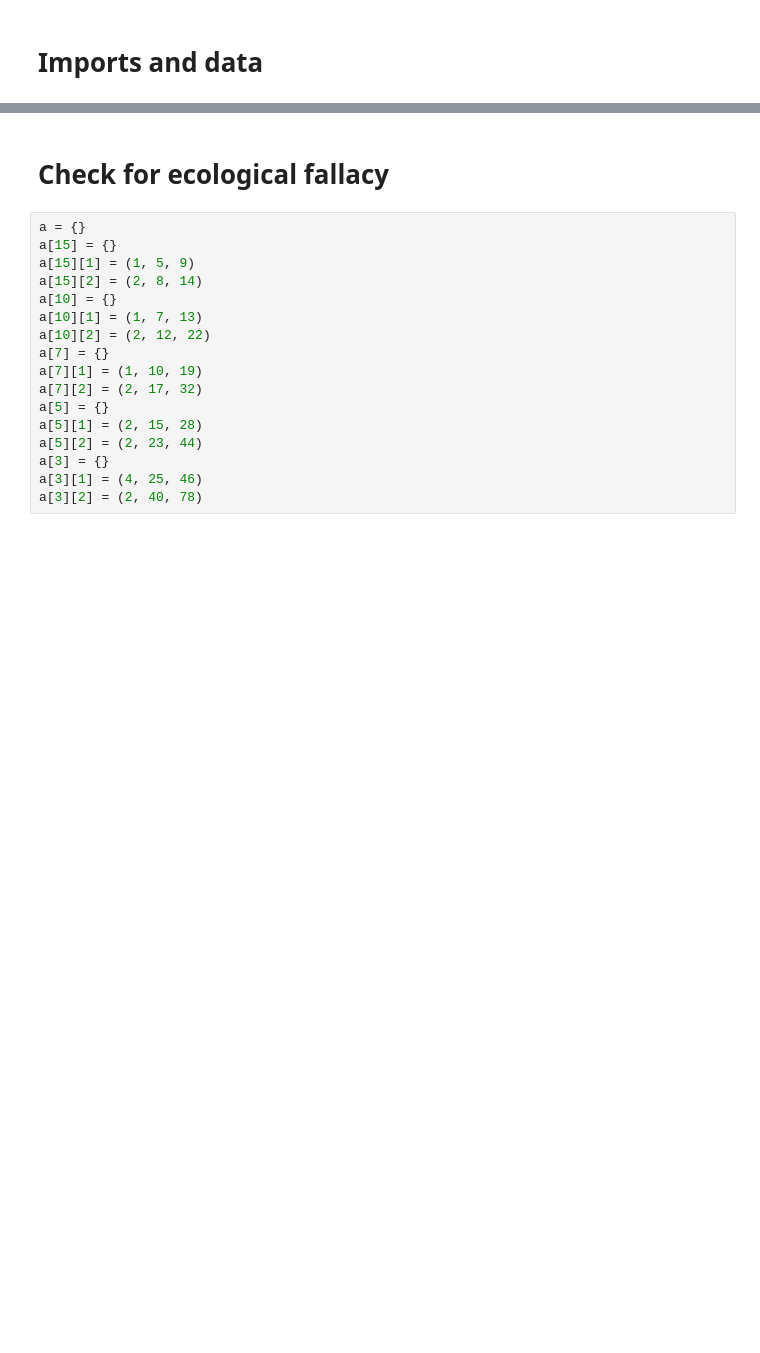
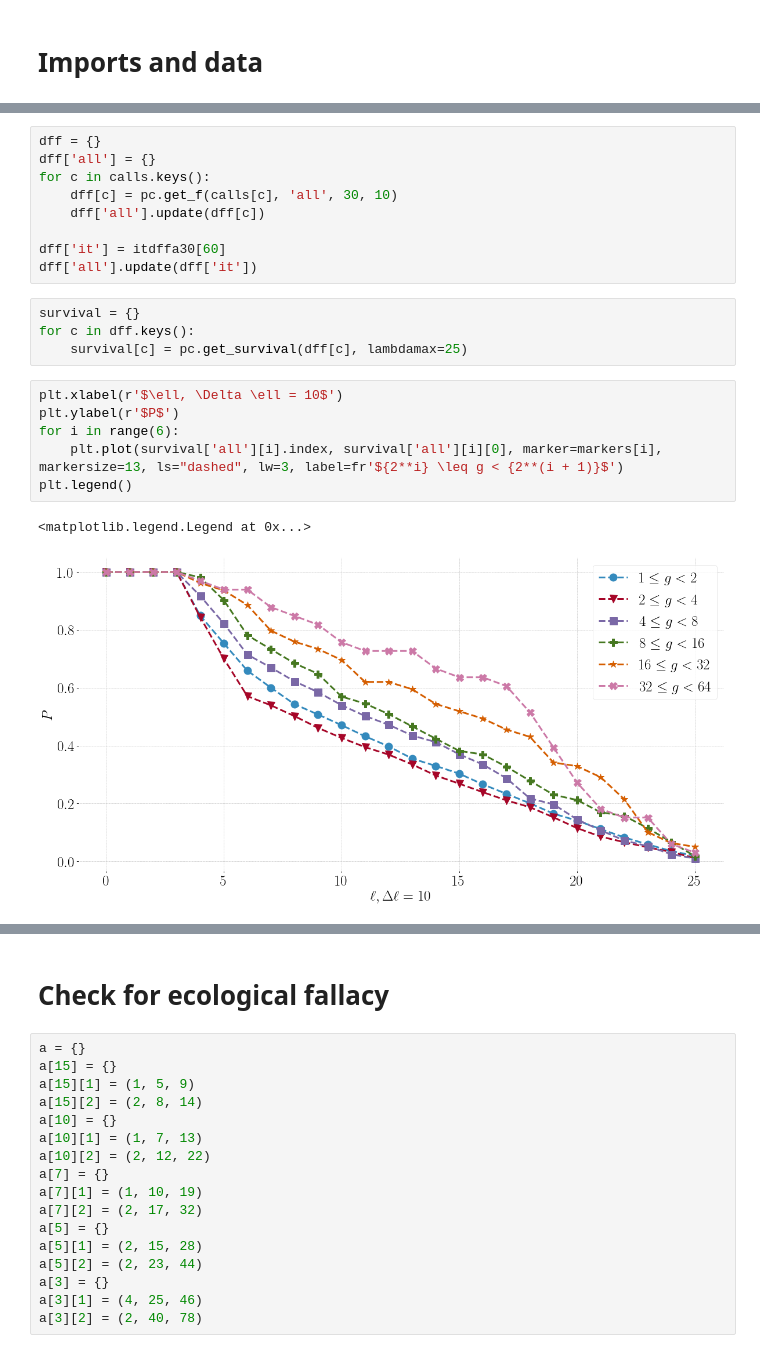
Before and after one commit to nitnelav27/comm_patterns, a Jupyter notebook: 202111.ipynb, the cells around one changed output, grey strips where cells are left out. Cells and saved outputs as stored; diff of their text form; blank space fills up the shorter version.

```diff
--- a/202111.ipynb
+++ b/202111.ipynb
@@ -49,0 +159,22 @@ The autoreload extension is already loaded. To reload it, use:
+# %%
+dff = {}
+dff['all'] = {}
+for c in calls.keys():
+    dff[c] = pc.get_f(calls[c], 'all', 30, 10)
+    dff['all'].update(dff[c])
+
+dff['it'] = itdffa30[60]
+dff['all'].update(dff['it'])
+# %%
+survival = {}
+for c in dff.keys():
+    survival[c] = pc.get_survival(dff[c], lambdamax=25)
+# %%
+plt.xlabel(r'$\ell, \Delta \ell = 10$')
+plt.ylabel(r'$P$')
+for i in range(6):
+    plt.plot(survival['all'][i].index, survival['all'][i][0], marker=markers[i], markersize=13, ls="dashed", lw=3, label=fr'${2**i} \leq g < {2**(i + 1)}$')
+plt.legend()
+# %% [output]
+<matplotlib.legend.Legend at 0x...>
+[figure, added]
```
Also changed, not shown: parts of 25 cells of this notebook, 2 other files.
